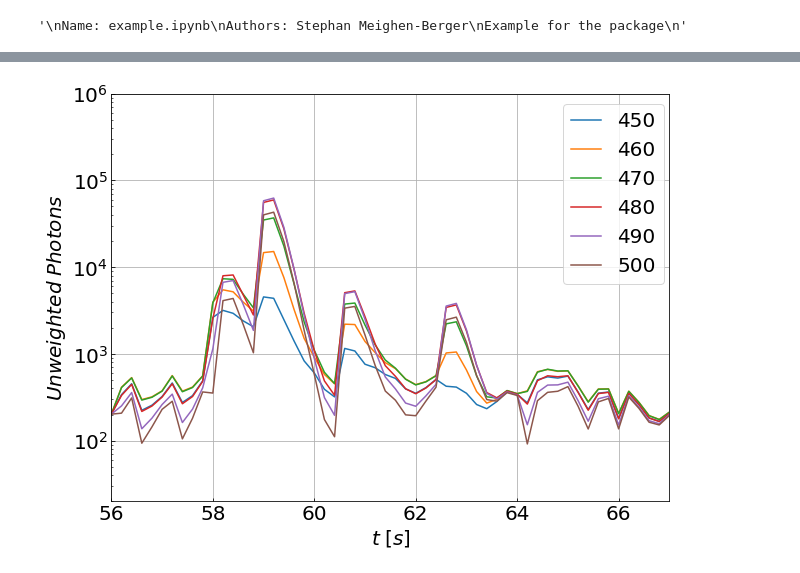
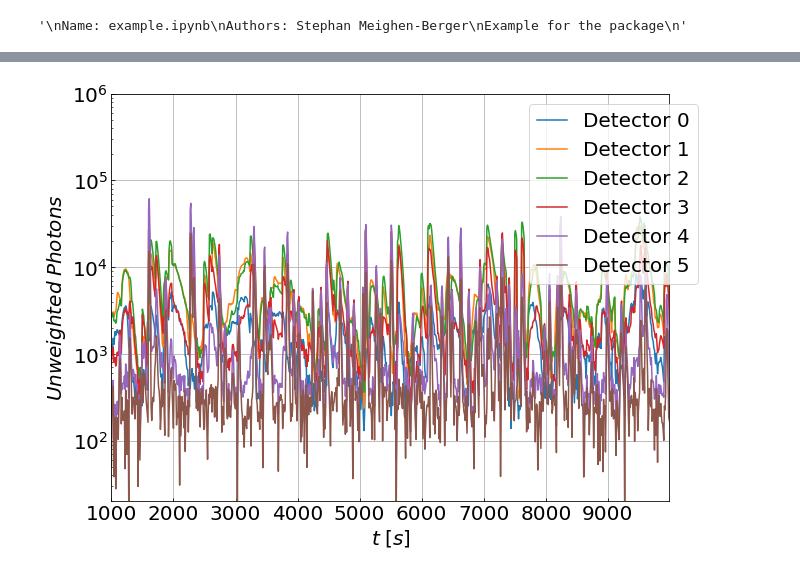
Before and after one commit to MeighenBergerS/fourth_day, a Jupyter notebook: examples/example.ipynb, the cells around one changed output, grey strips where cells are left out. Cells and saved outputs as stored; diff of their text form; code cells hidden in the pictures.

Commit message:
Added detector modelling

```diff
--- a/examples/example.ipynb
+++ b/examples/example.ipynb
@@ -99,9 +101,6 @@ fd.statistics[-1]
 # %%
-# Generated
-generated = np.array([np.sum(fd.statistics[i].loc[:, 'photons'].values)
-                      for i in range(len(fd.t))])
 # Random noise
-noise = np.abs(np.random.normal(2e2, 1e2, len(generated)))
+noise = np.abs(np.random.normal(2e2, 1e2, len(fd.t)))
 # %%
 # Plotting standards
 std_size = 10.
@@ -111,33 +110,26 @@ h_length=1.5
 # %%
 # Energy distributions
 figure, (ax1) = plt.subplots(1, 1, figsize=(std_size, std_size * 6. / 8.), sharex=True)
-# ax1.plot(fd.t,
-#          generated + noise,'r',
-#          lw=lw, label=r'$Generated$')
-# ax1.plot(fd.t,
-#          fd.light_yields[:, :, 0].flatten() + noise,'b',
-#          lw=lw, label=r'$Arriving$')
-for i, _ in enumerate(fd.wavelengths):
-    ax1.plot(fd.t / 5. + 56.,
-             fd.measured[:, i] + noise,
-             lw=lw, label='%.d' % fd.wavelengths[i])
-#ax1.set_ylim(1e6, 1e11)
+for detector in fd.measured.keys():
+    ax1.plot(fd.t / 5.,
+             fd.measured[detector].values + noise,
+             lw=lw, label=detector)
 ax1.set_xscale('linear')
 ax1.set_yscale('log')
 ax1.set_xlabel(r'$t\;[s]$', fontsize=fontsize)
 ax1.set_ylabel(r'$Unweighted\;Photons$', fontsize=fontsize)
 ax1.tick_params(axis = 'both', which = 'major', labelsize=fontsize, direction='in')
 ax1.tick_params(axis = 'both', which = 'minor', labelsize=fontsize, direction='in')
 ax1.grid(True)
 h, l = ax1.get_legend_handles_labels()
 lgd1 = ax1.legend(h,l, loc=9, bbox_to_anchor=(0.9, +1.),
                   ncol=1, fontsize=fontsize, handlelength=h_length,
                   fancybox=True, frameon=True)
-ax1.set_xlim(56., 67.)
 ax1.set_ylim(2e1,1e6)
+ax1.set_xlim(1e3, max(fd.t / 5.))
 plt.show()
 # %% [output]
-[figure, old version]
+[figure, new version]
 # %%
 figure.savefig(PICS + "MC_Example.png",
                bbox_inches='tight')
```
Also changed, not shown: parts of 3 cells of this notebook, 14 other files.
